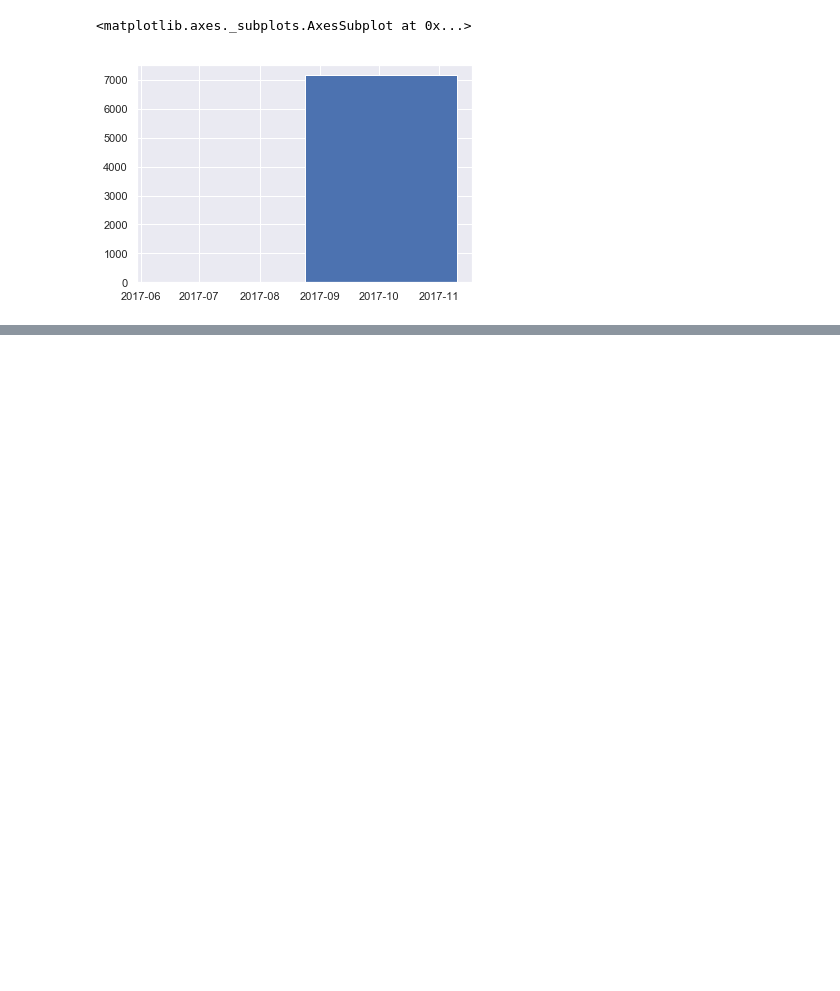
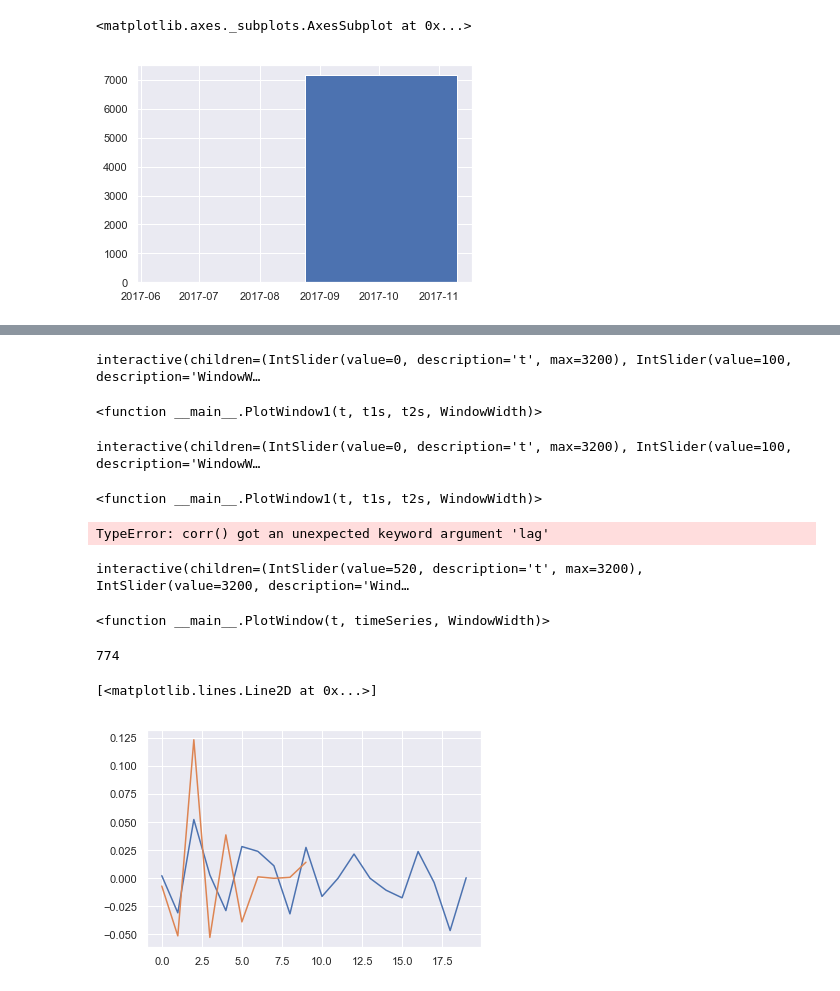
Before and after one commit to EmmProf/InvestmentAnalysis, a Jupyter notebook: DataInfo.ipynb, the cells around one changed output, grey strips where cells are left out. Cells and saved outputs as stored; diff of their text form; code cells hidden in the pictures; blank space fills up the shorter version.

```diff
--- a/DataInfo.ipynb
+++ b/DataInfo.ipynb
@@ -49,0 +70,37 @@ interactive(children=(IntSlider(value=0, description='t', max=3200), IntSlider(v
+# %%
+widgets.interact(PlotWindow1,t=widgets.IntSlider(min=0,max=3200,step=1,value=0),
+                 WindowWidth = widgets.IntSlider(min=0,max=3200,step=1,value=100),
+                 t1s = widgets.fixed(R1), t2s = widgets.fixed(R2))
+# %% [output]
+interactive(children=(IntSlider(value=0, description='t', max=3200), IntSlider(value=100, description='WindowW…
+<function __main__.PlotWindow1(t, t1s, t2s, WindowWidth)>
+# %%
+widgets.interact(PlotWindow1,t=widgets.IntSlider(min=0,max=3200,step=1,value=0),
+                 WindowWidth = widgets.IntSlider(min=0,max=3200,step=1,value=100),
+                 t1s = widgets.fixed(P1r["High"]), t2s = widgets.fixed(P2r["High"]))
+# %% [output]
+interactive(children=(IntSlider(value=0, description='t', max=3200), IntSlider(value=100, description='WindowW…
+<function __main__.PlotWindow1(t, t1s, t2s, WindowWidth)>
+# %%
+Corrt = []
+for t in range(len(R1)):
+    Corrt.append(pd.Series(P1).corr(pd.Series(R2),=t))
+# %% [output]
+TypeError: corr() got an unexpected keyword argument 'lag'
+# %%
+widgets.interact(PlotWindow,t=widgets.IntSlider(min=0,max=3200,step=1,value=520),
+                 WindowWidth = widgets.IntSlider(min=0,max=3200,step=1,value=3200),
+                 timeSeries=widgets.fixed(D))
+# %% [output]
+interactive(children=(IntSlider(value=520, description='t', max=3200), IntSlider(value=3200, description='Wind…
+<function __main__.PlotWindow(t, timeSeries, WindowWidth)>
+# %%
+np.argmax(np.correlate(R1[1000:1005],R2,"same"))
+# %% [output]
+774
+# %%
+plt.plot(R2[770:790])
+plt.plot(R1[1000:1010])
+# %% [output]
+[<matplotlib.lines.Line2D at 0x...>]
+[figure, added]
```
Also changed, not shown: parts of 9 cells of this notebook.
